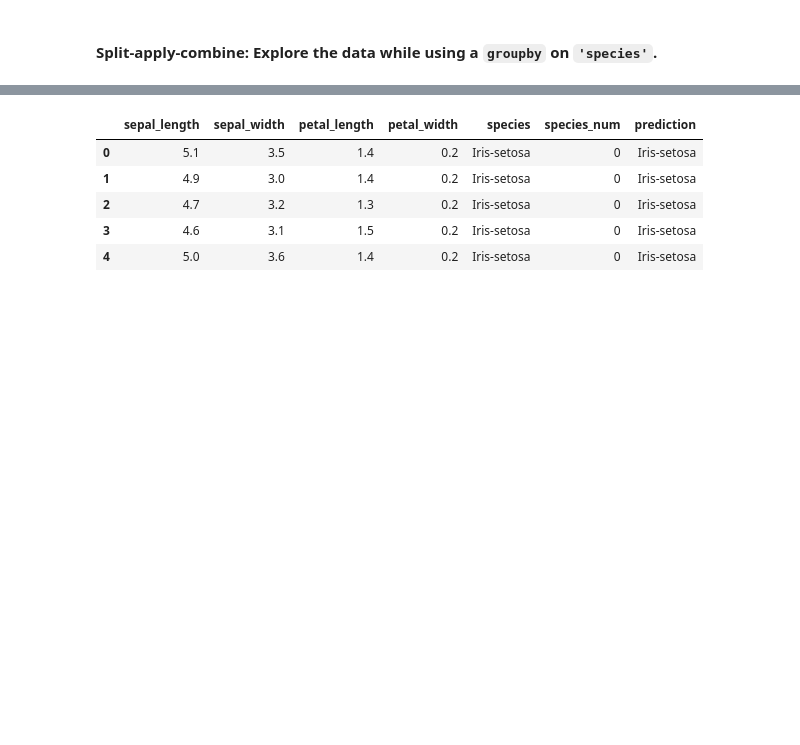
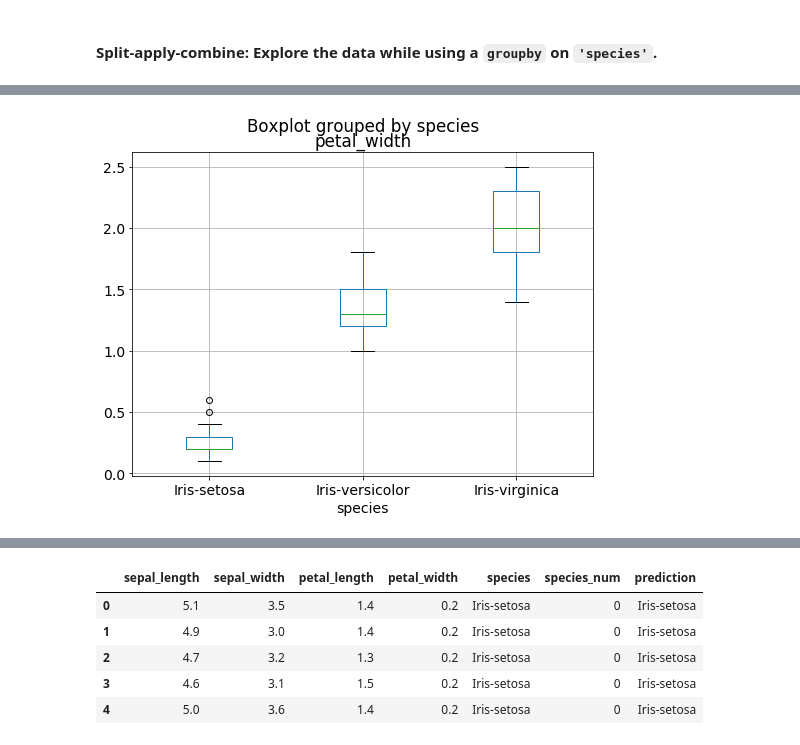
Before and after one commit to naidaire/lesson12_knn_classification, a Jupyter notebook: knn_with_sklearn.ipynb, the cells around one changed output, grey strips where cells are left out. Drawn from its saved outputs; the diff is of its cells as text; code cells hidden in the pictures; blank space fills up the shorter version.

```diff
--- a/knn_with_sklearn.ipynb
+++ b/knn_with_sklearn.ipynb
@@ -170 +197,6 @@ dtype: int64
+# %%
+# Box plot of petal_width, grouped by species.
+iris.boxplot(column='petal_width', by='species');
+# %% [output]
+[figure, added]
 # %%
```
Also changed, not shown: parts of 48 cells of this notebook, 1 other file.
